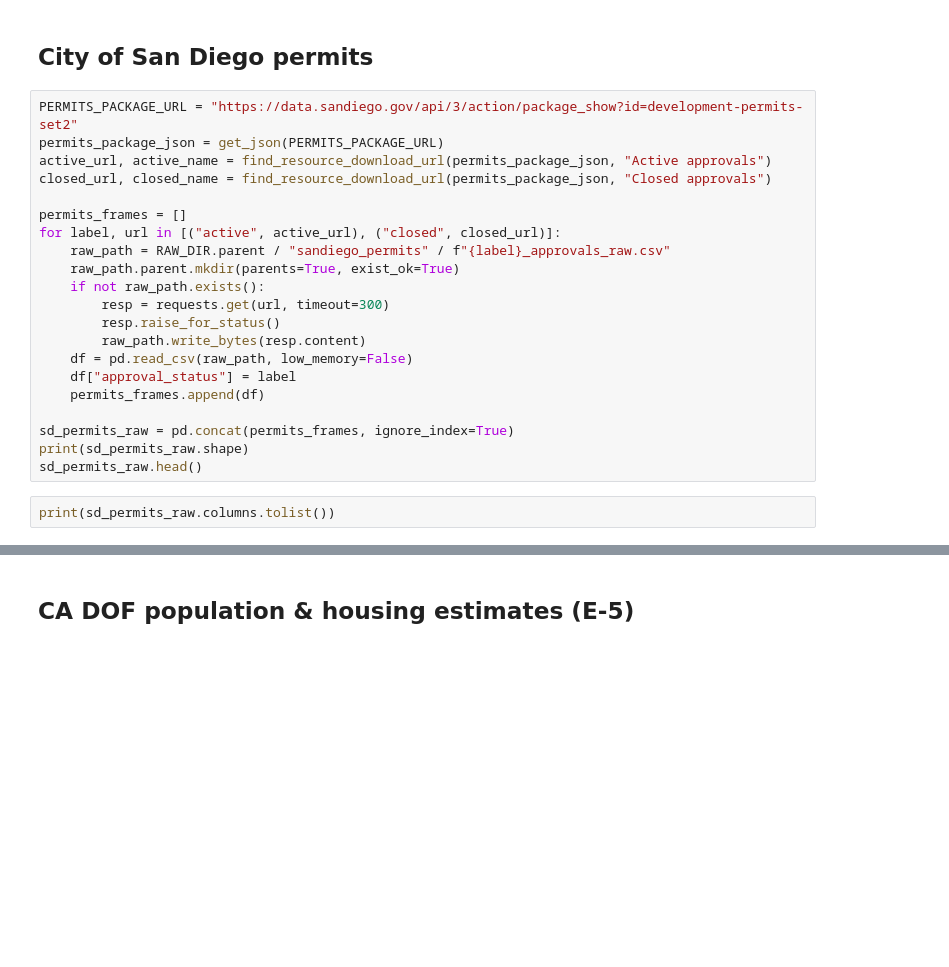
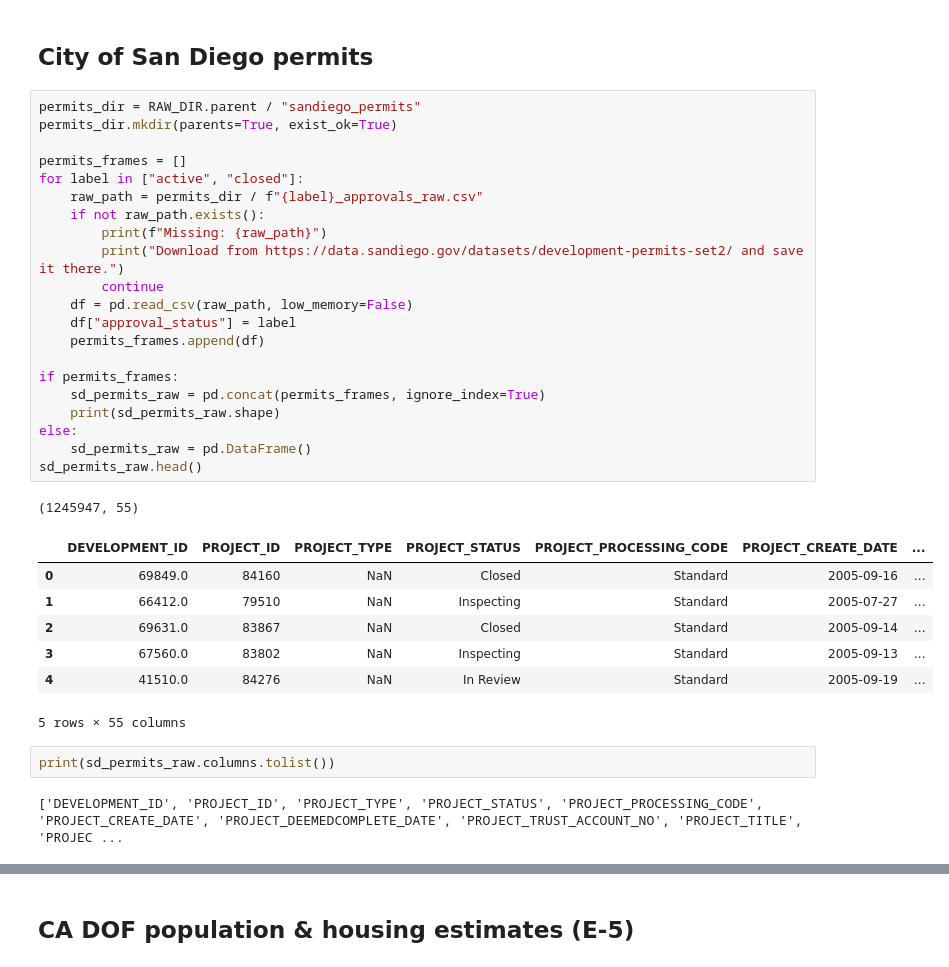
Before and after one commit to laurenthanhvo/chpd-dashboard-data-validation, a Jupyter notebook: van's work/notebooks/rhna_housing_production.ipynb, the cells around one changed output, grey strips where cells are left out. Saved outputs shown, nothing was run; the diff lists cells and outputs as text; blank space fills up the shorter version.

```diff
--- a/van's work/notebooks/rhna_housing_production.ipynb
+++ b/van's work/notebooks/rhna_housing_production.ipynb
@@ -184,25 +260,36 @@ sd_rhna6.head()
 # %% [markdown]
 ## City of San Diego permits
-# %%
-PERMITS_PACKAGE_URL = "https://data.sandiego.gov/api/3/action/package_show?id=development-permits-set2"
-permits_package_json = get_json(PERMITS_PACKAGE_URL)
-active_url, active_name = find_resource_download_url(permits_package_json, "Active approvals")
-closed_url, closed_name = find_resource_download_url(permits_package_json, "Closed approvals")
-
-permits_frames = []
-for label, url in [("active", active_url), ("closed", closed_url)]:
-    raw_path = RAW_DIR.parent / "sandiego_permits" / f"{label}_approvals_raw.csv"
-    raw_path.parent.mkdir(parents=True, exist_ok=True)
-    if not raw_path.exists():
-        resp = requests.get(url, timeout=300)
-        resp.raise_for_status()
-        raw_path.write_bytes(resp.content)
-    df = pd.read_csv(raw_path, low_memory=False)
-    df["approval_status"] = label
-    permits_frames.append(df)
-
-sd_permits_raw = pd.concat(permits_frames, ignore_index=True)
-print(sd_permits_raw.shape)
-sd_permits_raw.head()
+# %%
+permits_dir = RAW_DIR.parent / "sandiego_permits"
+permits_dir.mkdir(parents=True, exist_ok=True)
+
+permits_frames = []
+for label in ["active", "closed"]:
+    raw_path = permits_dir / f"{label}_approvals_raw.csv"
+    if not raw_path.exists():
+        print(f"Missing: {raw_path}")
+        print("Download from https://data.sandiego.gov/datasets/development-permits-set2/ and save it there.")
+        continue
+    df = pd.read_csv(raw_path, low_memory=False)
+    df["approval_status"] = label
+    permits_frames.append(df)
+
+if permits_frames:
+    sd_permits_raw = pd.concat(permits_frames, ignore_index=True)
+    print(sd_permits_raw.shape)
+else:
+    sd_permits_raw = pd.DataFrame()
+sd_permits_raw.head()
+# %% [output]
+(1245947, 55)
+|  | DEVELOPMENT_ID | PROJECT_ID | PROJECT_TYPE | PROJECT_STATUS | PROJECT_PROCESSING_CODE | PROJECT_CREATE_DATE | ... |
+| 0 | 69849.0 | 84160 | NaN | Closed | Standard | 2005-09-16 | ... |
+| 1 | 66412.0 | 79510 | NaN | Inspecting | Standard | 2005-07-27 | ... |
+| 2 | 69631.0 | 83867 | NaN | Closed | Standard | 2005-09-14 | ... |
+| 3 | 67560.0 | 83802 | NaN | Inspecting | Standard | 2005-09-13 | ... |
+| 4 | 41510.0 | 84276 | NaN | In Review | Standard | 2005-09-19 | ... |
+5 rows × 55 columns
 # %%
 print(sd_permits_raw.columns.tolist())
+# %% [output]
+['DEVELOPMENT_ID', 'PROJECT_ID', 'PROJECT_TYPE', 'PROJECT_STATUS', 'PROJECT_PROCESSING_CODE', 'PROJECT_CREATE_DATE', 'PROJECT_DEEMEDCOMPLETE_DATE', 'PROJECT_TRUST_ACCOUNT_NO', 'PROJECT_TITLE', 'PROJEC ...
```
Also changed, not shown: parts of 17 cells of this notebook, 4 other files.
